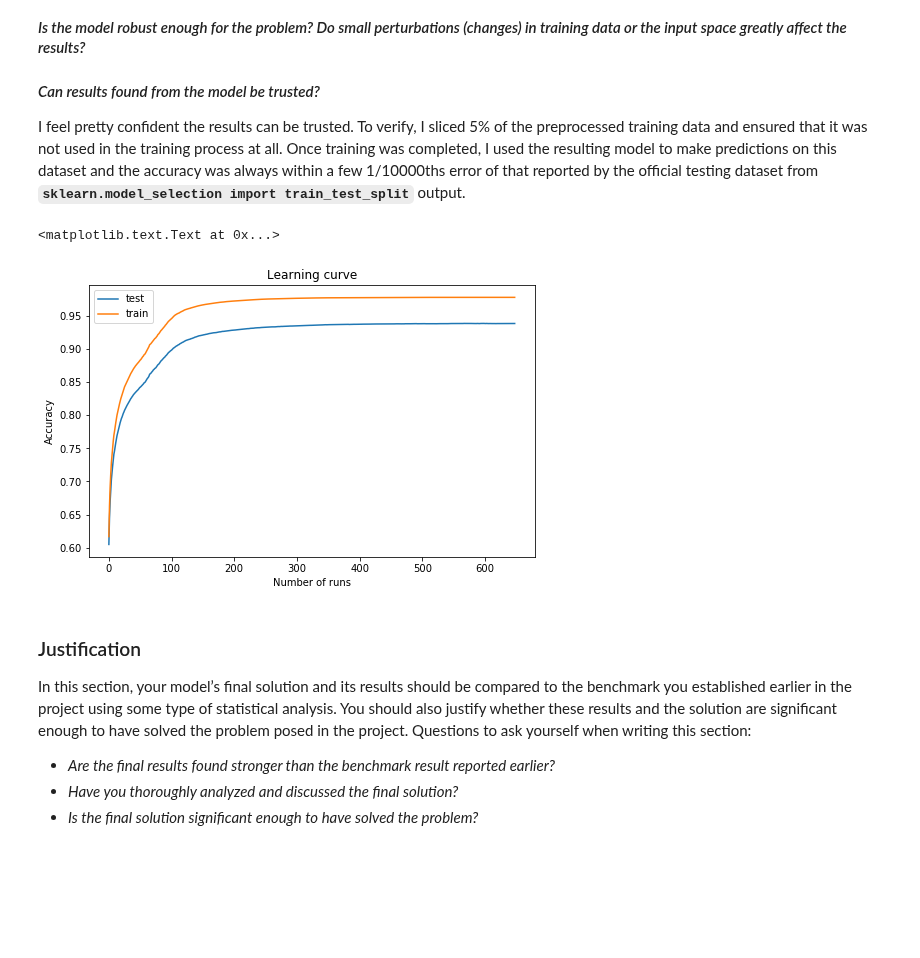
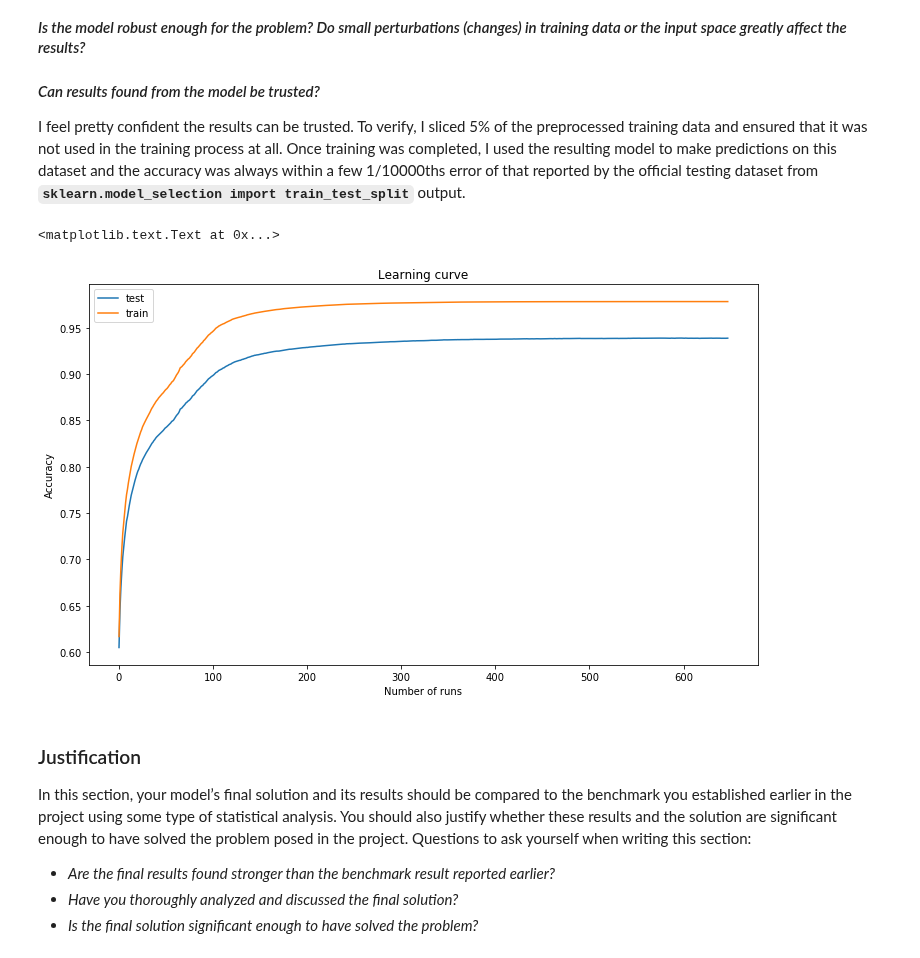
Before and after one commit to patrickmpoon/machine-learning, a Jupyter notebook: projects/capstone/Traffic_Stop_Outcome_Predictor.ipynb, the cells around one changed output. Drawn from its saved outputs; the diff is of its cells as text; code cells hidden in the pictures; blank space fills up the shorter version.

```diff
--- a/projects/capstone/Traffic_Stop_Outcome_Predictor.ipynb
+++ b/projects/capstone/Traffic_Stop_Outcome_Predictor.ipynb
@@ -895,29 +1099,29 @@ I feel pretty confident the results can be trusted.  To verify, I sliced 5% of t
 # %%
 # Plot training and testing results
 
 logfile = 'runs/201805111748-oversampled-647-run.log'
 
 error_results = {
     'train': [],
     'test': [],
 }
 
 with open(logfile, 'r') as f:
     for line in f:
         tokens = line.strip().split('\t')
         error_results['train'].append(float(tokens[1].split(':')[1]))
         error_results['test'].append(float(tokens[2].split(':')[1]))
 
 df_errors = pd.DataFrame(error_results)
 df_accuracy = df_errors.copy()
 df_accuracy_processed = df_accuracy.mul(-1).add(1)
 
-learning_curve = df_accuracy_processed.plot.line(title='Learning curve', figsize=(8,5))
+learning_curve = df_accuracy_processed.plot.line(title='Learning curve', figsize=(12,7))
 learning_curve.set_xlabel('Number of runs')
 learning_curve.set_ylabel('Accuracy')
 # %% [output]
 <matplotlib.text.Text at 0x...>
-[figure, old version]
+[figure, new version]
 # %% [markdown]
 ### Justification
 In this section, your model’s final solution and its results should be compared to the benchmark you established earlier in the project using some type of statistical analysis. You should also justify whether these results and the solution are significant enough to have solved the problem posed in the project. Questions to ask yourself when writing this section:
```
Also changed, not shown: parts of 14 cells of this notebook.
